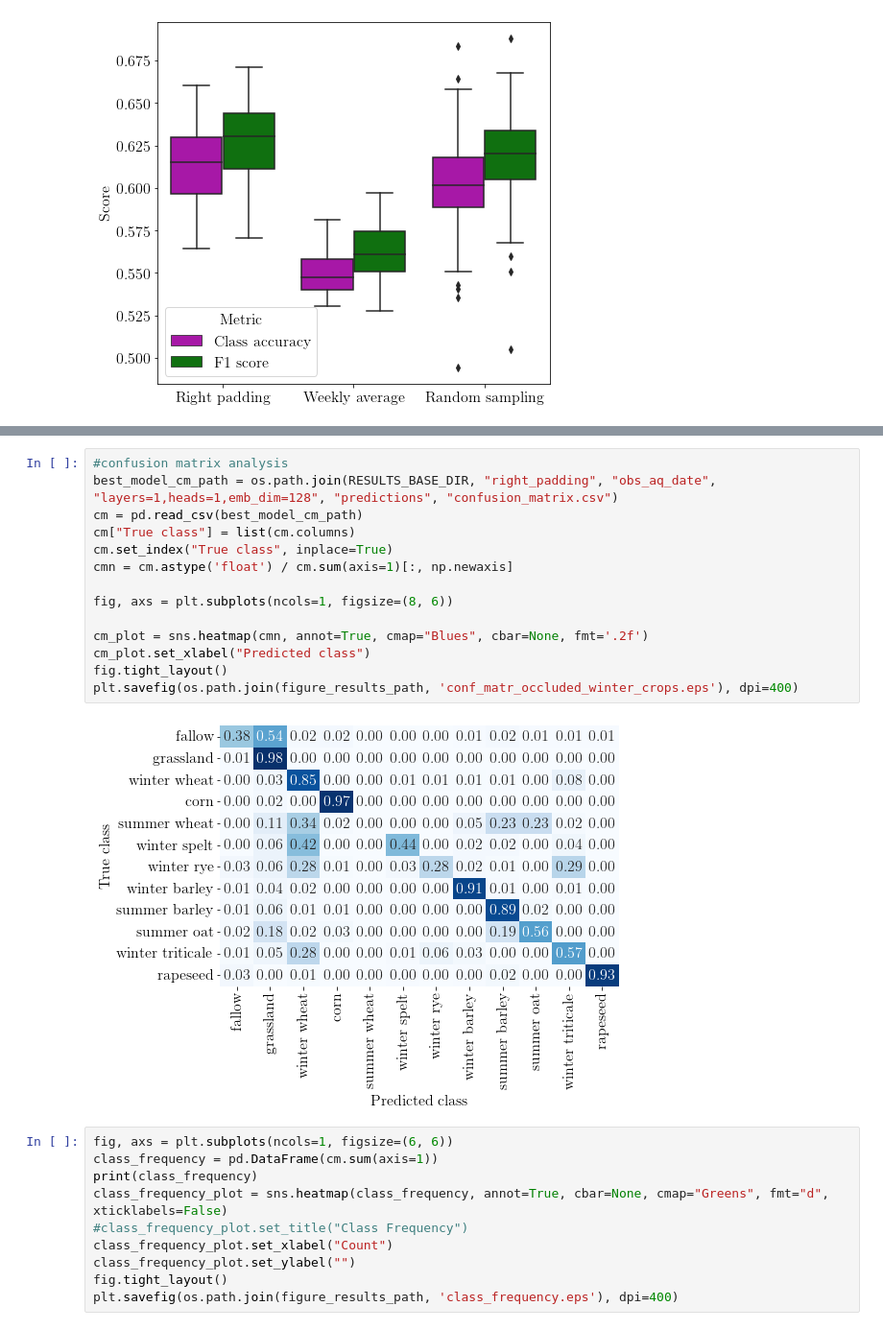
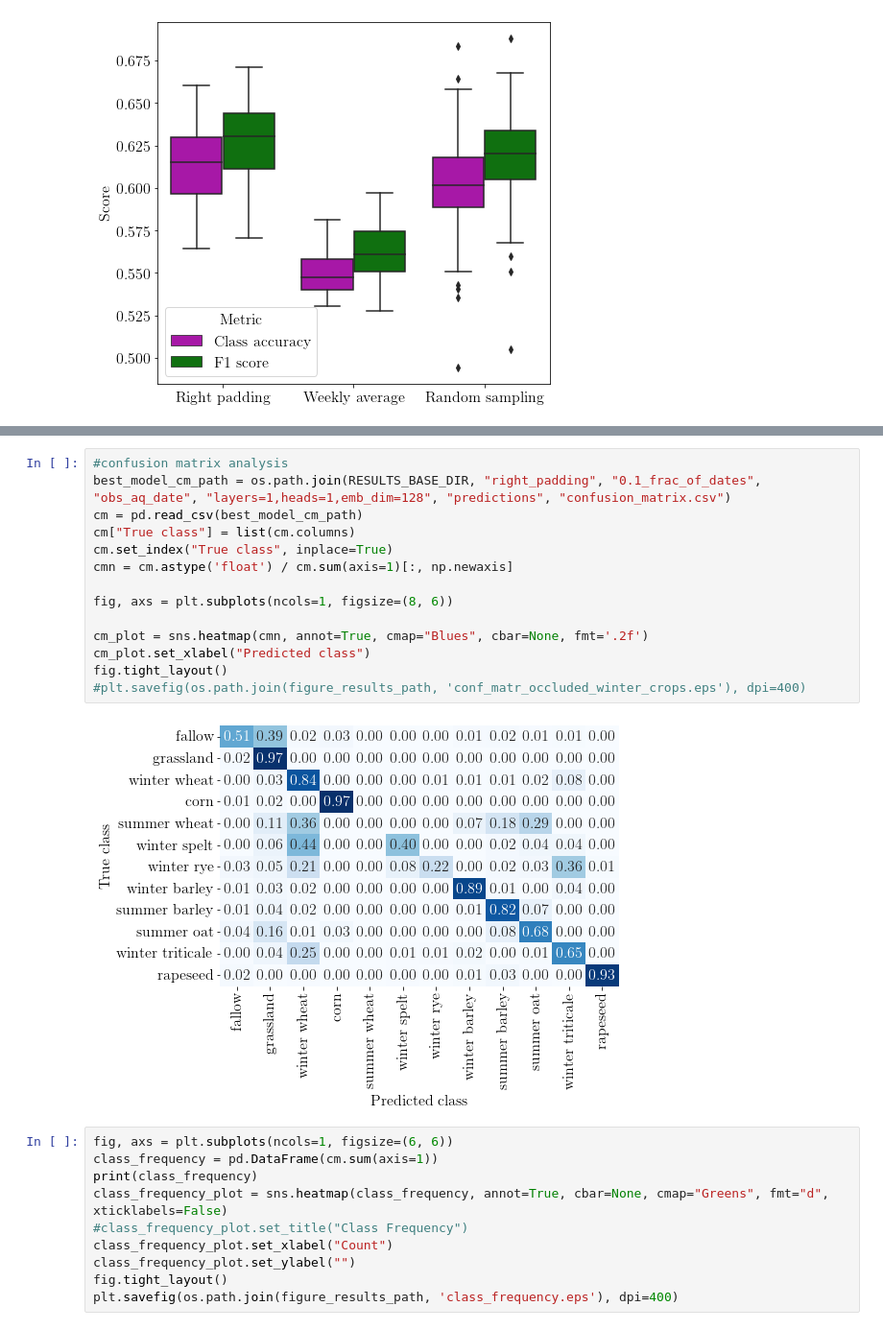
Before and after one commit to IvicaObadic/crop-type-classification-explainability, a Jupyter notebook: notebooks/results_analyzer.ipynb, the cells around one changed output, grey strips where cells are left out. Shown at 96% size. Cells and saved outputs as stored; diff of their text form.

Commit message:
- Implemented model training with the fraction of the available dates - Added explainability notebooks

```diff
--- a/notebooks/results_analyzer.ipynb
+++ b/notebooks/results_analyzer.ipynb
@@ -249,19 +250,19 @@ The PostScript backend does not support transparency; partially transparent arti
 # %%
 #confusion matrix analysis
-best_model_cm_path = os.path.join(RESULTS_BASE_DIR, "right_padding", "obs_aq_date", "layers=1,heads=1,emb_dim=128", "predictions", "confusion_matrix.csv")
+best_model_cm_path = os.path.join(RESULTS_BASE_DIR, "right_padding", "0.1_frac_of_dates", "obs_aq_date", "layers=1,heads=1,emb_dim=128", "predictions", "confusion_matrix.csv")
 cm = pd.read_csv(best_model_cm_path)
 cm["True class"] = list(cm.columns)
 cm.set_index("True class", inplace=True)
 cmn = cm.astype('float') / cm.sum(axis=1)[:, np.newaxis]
 
 fig, axs = plt.subplots(ncols=1, figsize=(8, 6))
 
 cm_plot = sns.heatmap(cmn, annot=True, cmap="Blues", cbar=None, fmt='.2f')
 cm_plot.set_xlabel("Predicted class")
 fig.tight_layout()
-plt.savefig(os.path.join(figure_results_path, 'conf_matr_occluded_winter_crops.eps'), dpi=400)
+#plt.savefig(os.path.join(figure_results_path, 'conf_matr_occluded_winter_crops.eps'), dpi=400)
 # %% [output]
-[figure, old version]
+[figure, new version]
 # %%
 fig, axs = plt.subplots(ncols=1, figsize=(6, 6))
 class_frequency = pd.DataFrame(cm.sum(axis=1))
```
Also changed, not shown: parts of 2 cells of this notebook, 15 other files.
